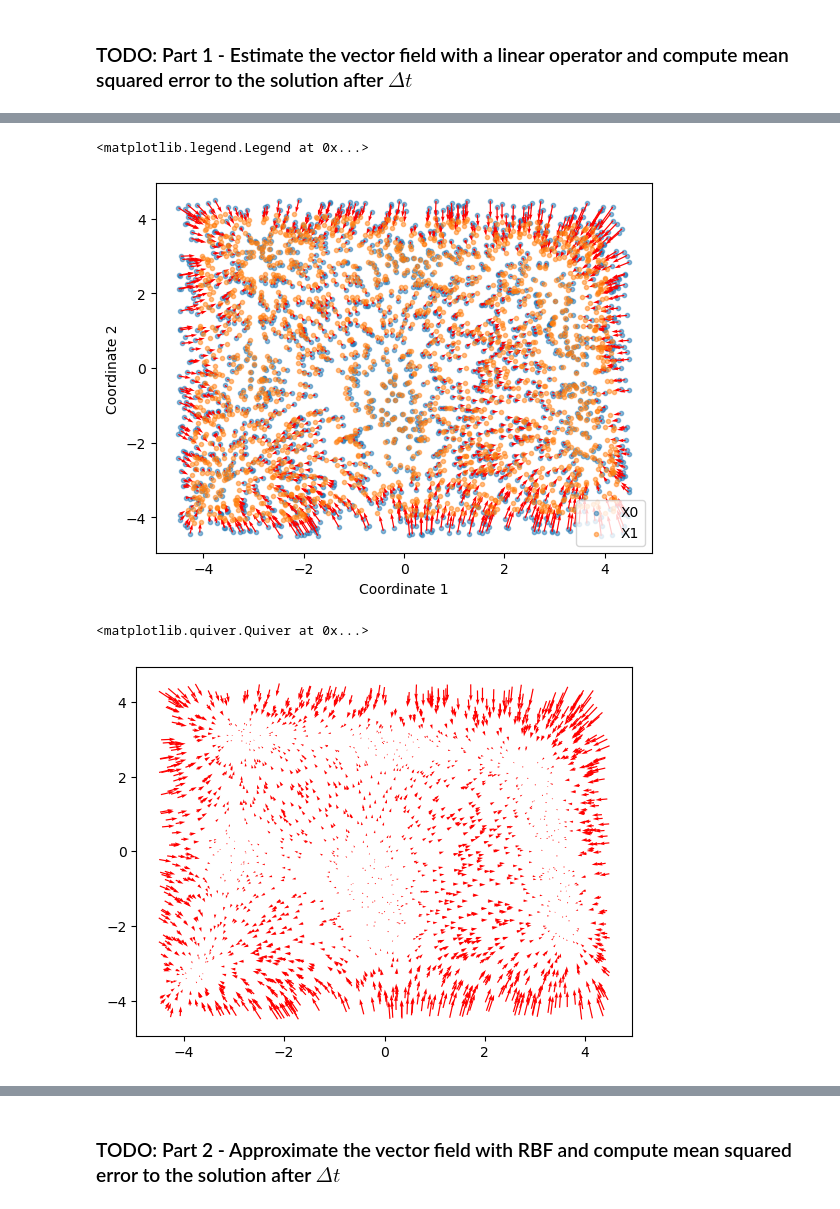
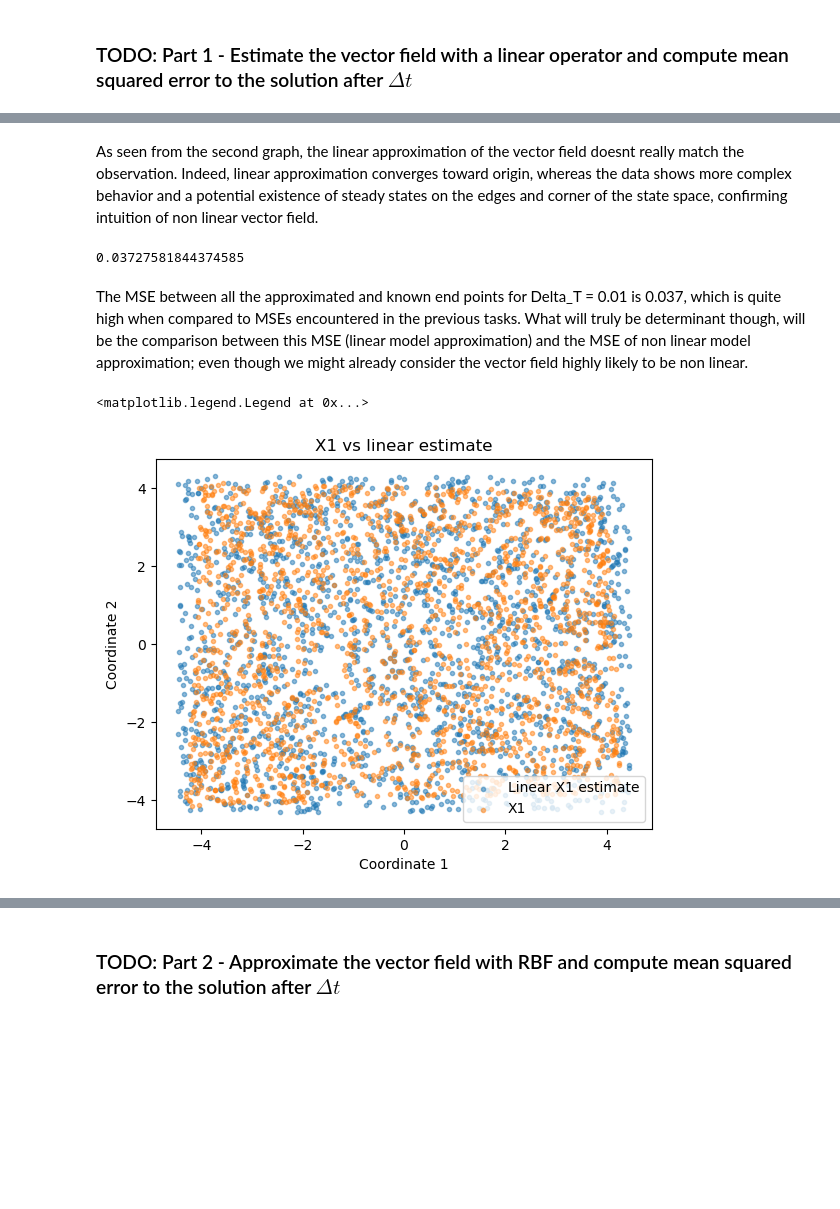
Before and after one commit to Augustin690/learning-dynamical-systems, a Jupyter notebook: src/part1/task3.ipynb, the cells around one changed output, grey strips where cells are left out. Drawn from its saved outputs; the diff is of its cells as text; code cells hidden in the pictures; blank space fills up the shorter version.

Commit message:
Refactoring and cleaning code, Task 2 & 3

```diff
--- a/src/part1/task3.ipynb
+++ b/src/part1/task3.ipynb
@@ -20,15 +62,25 @@ v = (x1-x0)/delta_T
+# %% [markdown]
+As seen from the second graph, the linear approximation of the vector field doesnt really match the observation. Indeed, linear approximation converges toward origin, whereas the data shows more complex behavior and a potential existence of steady states on the edges and corner of the state space, confirming intuition of non linear vector field.
+# %%
+# same procedure as task 2, f is the time derivative of flow operator and will be integrated to compute approximation of x1
+A_estim = least_squares(x0,v)[0]
+def f(t, y):
+    return np.dot(y, A_estim)
+# %%
+# Reuse of our x1_estim function built for task 2, integration over delta_T to compute x1 approximate
+linear_approx_x1 = x1_estim(f,x0, delta_T)
+mean_squared_error(x1, linear_approx_x1)
+# %% [output]
+0.03727581844374585
+# %% [markdown]
+The MSE between all the approximated and known end points for Delta_T = 0.01 is 0.037, which is quite high when compared to MSEs encountered in the previous tasks. What will truly be determinant though, will be the comparison between this MSE (linear model approximation) and the MSE of non linear model approximation; even though we might already consider the vector field highly likely to be non linear.
 # %%
-plt.scatter(x0[:,0],x0[:,1], label = 'X0', alpha= 0.5, marker= '.')
-plt.quiver(x0[:,0], x0[:,1], v[:,0], v[:,1], color= 'r')
+plt.scatter(linear_approx_x1[:,0],linear_approx_x1[:,1], label = 'Linear X1 estimate', alpha= 0.5, marker='.')
 plt.scatter(x1[:,0], x1[:,1], label = 'X1', alpha=0.5, marker= '.')
 plt.xlabel("Coordinate 1")
 plt.ylabel("Coordinate 2")
+plt.title("X1 vs linear estimate")
 plt.legend()
 # %% [output]
 <matplotlib.legend.Legend at 0x...>
-[figure, old version]
+[figure, new version]
-# %%
-plt.quiver(x0[:,0], x0[:,1], v[:,0], v[:,1], color= 'r')
-# %% [output]
-<matplotlib.quiver.Quiver at 0x...>
-[figure, removed]
```
Also changed, not shown: parts of 22 cells of this notebook, 2 other files.
